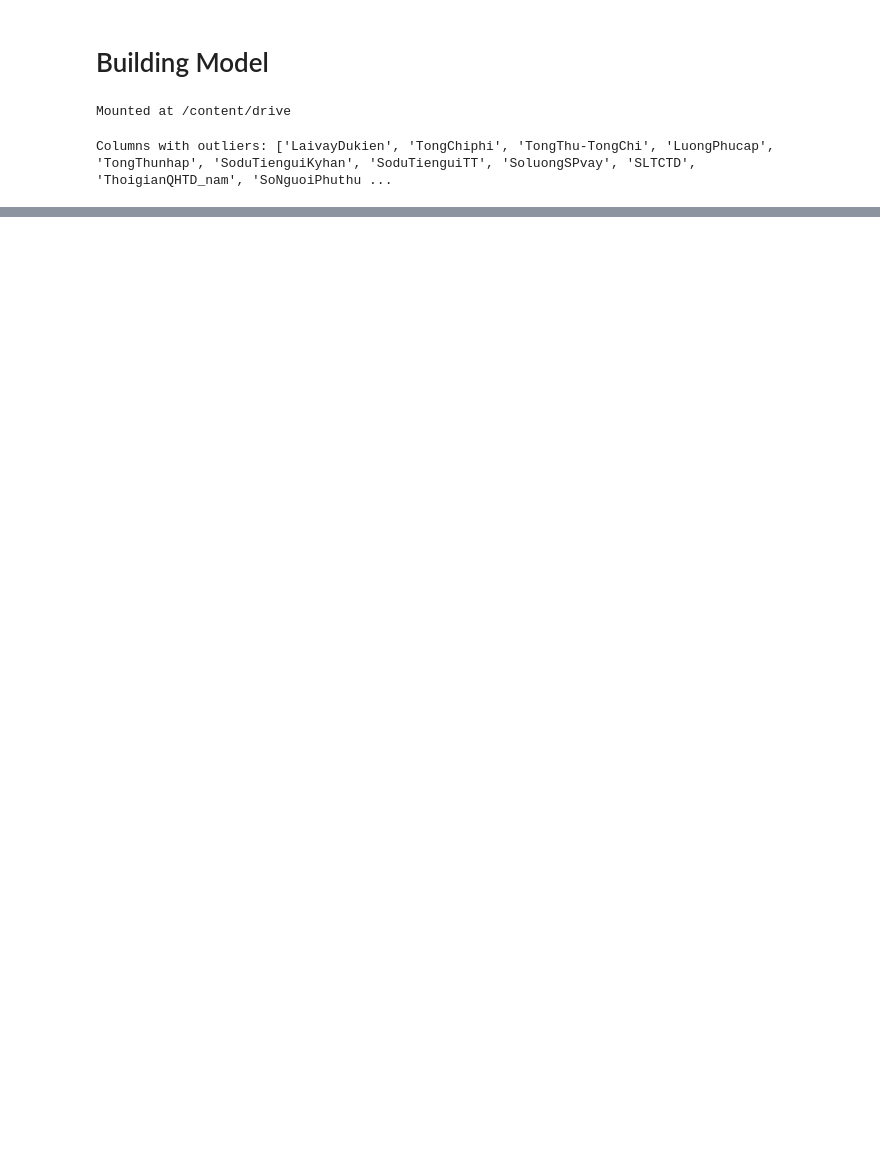
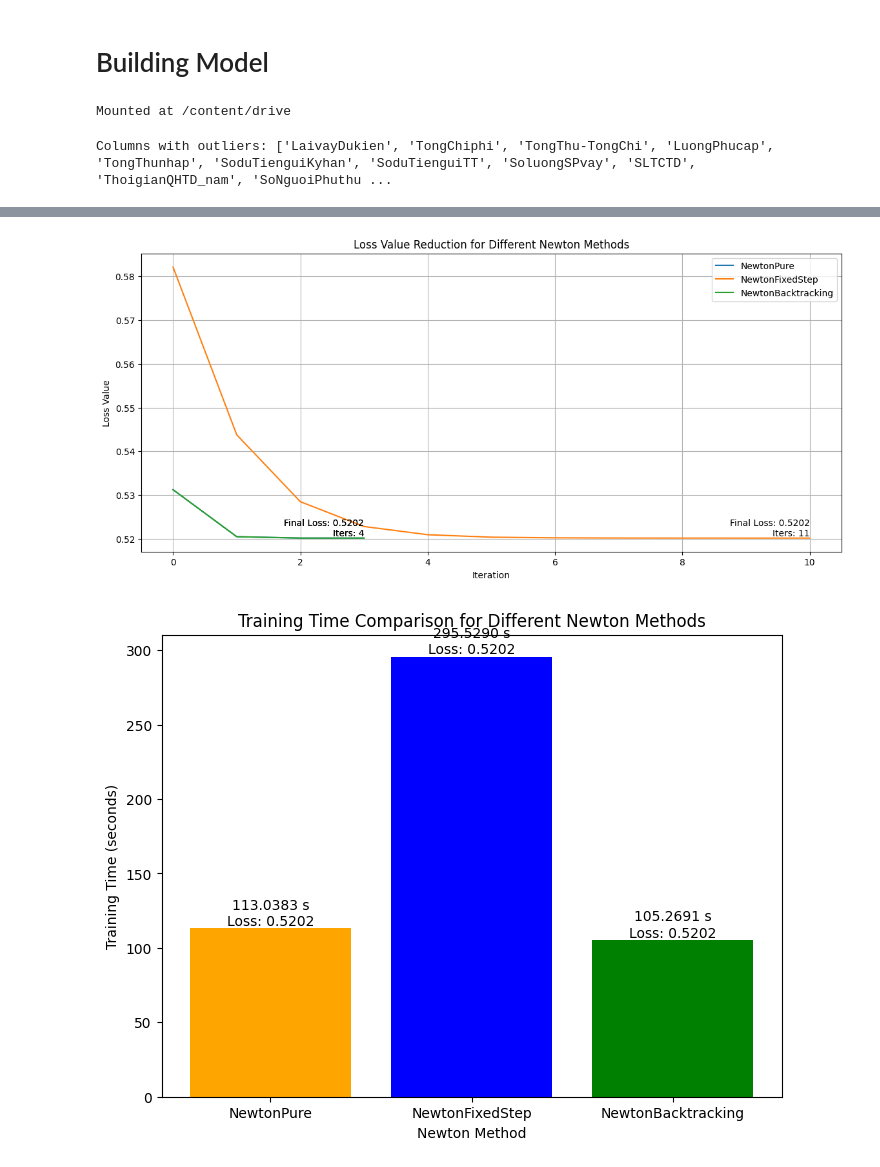
Before and after one commit to nguyenhuuhoang3697/Logistic-Regression-from-scratch, a Jupyter notebook: Run_model.ipynb, the cells around one changed output, grey strips where cells are left out. Drawn from its saved outputs; the diff is of its cells as text; code cells hidden in the pictures; blank space fills up the shorter version.

```diff
--- a/Run_model.ipynb
+++ b/Run_model.ipynb
@@ -920,0 +837,69 @@ plt.show()
+# %%
+import time
+import matplotlib.pyplot as plt
+
+# List of Newton methods to compare
+newton_models_to_compare = {
+    "NewtonPure": LogisticRegressionNewtonPure,
+    "NewtonFixedStep": LogisticRegressionNewtonFixedStep,
+    "NewtonBacktracking": LogisticRegressionNewtonBacktracking
+}
+
+# Lists to store losses and training times for each Newton method
+losses_dict = {}
+training_times_dict = {}
+final_losses_dict = {}
+iterations_dict = {}
+
+# Loop through each Newton model
+for model_name, ModelClass in newton_models_to_compare.items():
+    model = ModelClass(max_iter=100)
+
+    # Track time
+    start_time = time.time()
+
+    # Train the model and store the loss history
+    model.fit(X_train_processed, y_train)
+    training_time = time.time() - start_time
+
+    # Get the loss reduction history
+    loss_history = model.loss_history
+
+    # Store the results
+    losses_dict[model_name] = loss_history
+    training_times_dict[model_name] = training_time
+    final_losses_dict[model_name] = loss_history[-1]  # Final loss value
+    iterations_dict[model_name] = len(loss_history)  # Number of iterations
+
+# Plotting Loss Value Reduction
+plt.figure(figsize=(14, 6))
+
+for model_name, loss_history in losses_dict.items():
+    plt.plot(range(len(loss_history)), loss_history, label=model_name)
+    plt.text(len(loss_history) - 1, loss_history[-1], f'Final Loss: {loss_history[-1]:.4f}\nIters: {len(loss_history)}',
+             verticalalignment='bottom', horizontalalignment='right')
+
+plt.xlabel('Iteration')
+plt.ylabel('Loss Value')
+plt.title('Loss Value Reduction for Different Newton Methods')
+plt.legend()
+plt.grid(True)
+plt.show()
+
+# Plotting Training Time Comparison
+plt.figure(figsize=(8, 6))
+
+bars = plt.bar(training_times_dict.keys(), training_times_dict.values(), color=['orange', 'blue', 'green'])
+
+for bar, model_name in zip(bars, training_times_dict.keys()):
+    plt.text(bar.get_x() + bar.get_width() / 2, bar.get_height(),
+             f'{training_times_dict[model_name]:.4f} s\nLoss: {final_losses_dict[model_name]:.4f}',
+             ha='center', va='bottom')
+
+plt.xlabel('Newton Method')
+plt.ylabel('Training Time (seconds)')
+plt.title('Training Time Comparison for Different Newton Methods')
+plt.show()
+# %% [output]
+[figure, added]
+[figure, added]
```
Also changed, not shown: parts of 44 cells of this notebook.
